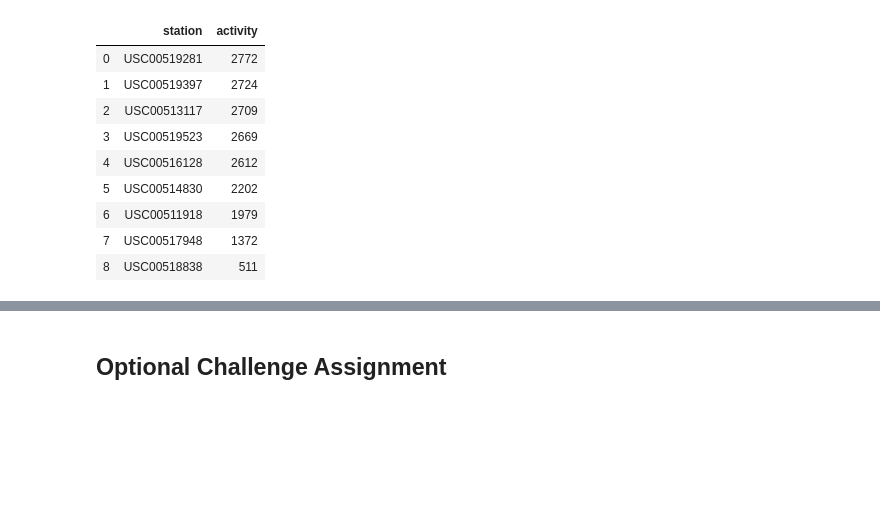
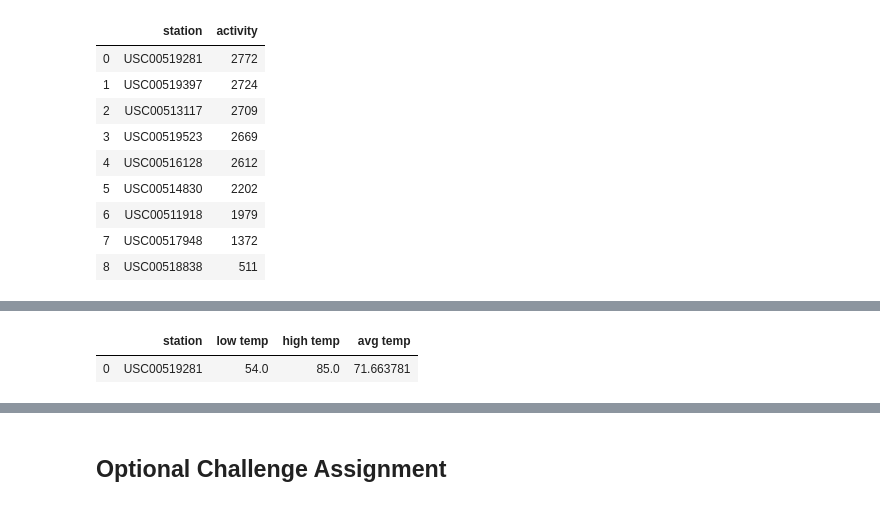
Before and after one commit to apspatz/sqlalchemy-challenge, a Jupyter notebook: climate.ipynb, the cells around one changed output, grey strips where cells are left out. Saved outputs shown, nothing was run; the diff lists cells and outputs as text; code cells hidden in the pictures; blank space fills up the shorter version.

```diff
--- a/climate.ipynb
+++ b/climate.ipynb
@@ -151,8 +139,21 @@ station_df
 # %%
 # Using the station id from the previous query, calculate the lowest temperature recorded,
 # highest temperature recorded, and average temperature of the most active station?
-busy_station = station_df[index=0]
+busy_station = station_df.iloc[0][0]
 busy_station
 
-# session.query(Measurements).filter(Measurements)
+highT = session.query(Measurement.tobs).filter(Measurement.station == busy_station).\
+    order_by(Measurement.tobs.desc()).first()
+highT
+
+lowT = session.query(Measurement.tobs).filter(Measurement.station == busy_station).\
+    order_by(Measurement.tobs).first()
+lowT
+
+avgT = session.query(func.avg(Measurement.tobs)).filter(Measurement.station == busy_station).all()
+avgT = list(np.ravel(avgT))
+avgT
+
+busy_sta_df = pd.DataFrame({'station': busy_station, 'low temp': lowT, 'high temp': highT, 'avg temp': avgT})
+busy_sta_df
 # %% [output]
@@ -160,3 +160,5 @@ SyntaxError: invalid syntax (<ipython-input-31-81173d0b5bd2>, line 3)
+|  | station | low temp | high temp | avg temp |
+| 0 | USC00519281 | 54.0 | 85.0 | 71.663781 |
 # %%
 # Choose the station with the highest number of temperature observations.
 # Query the last 12 months of temperature observation data for this station and plot the results as a histogram
```
Also changed, not shown: parts of 6 cells of this notebook.
